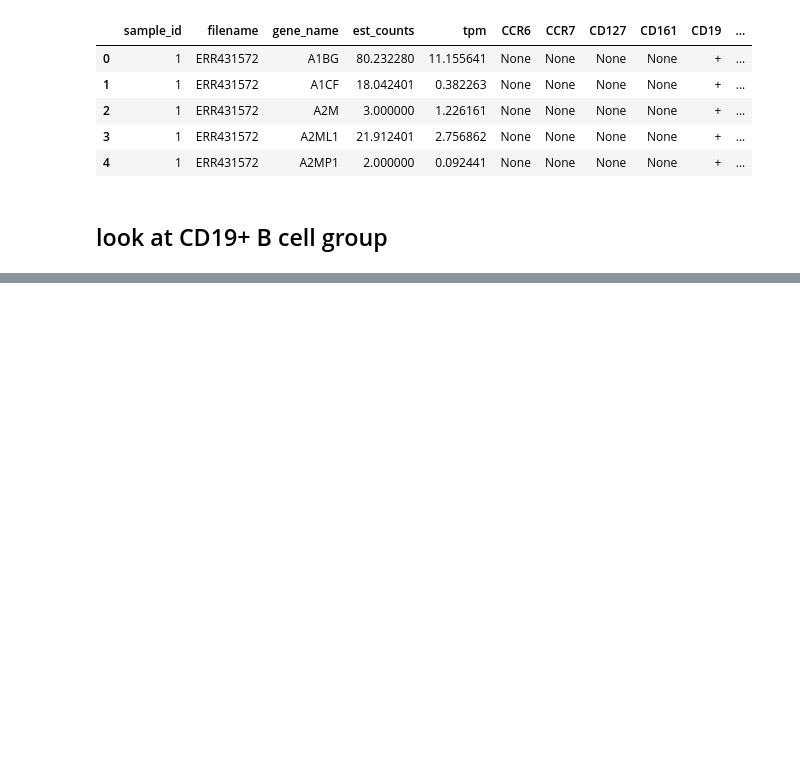
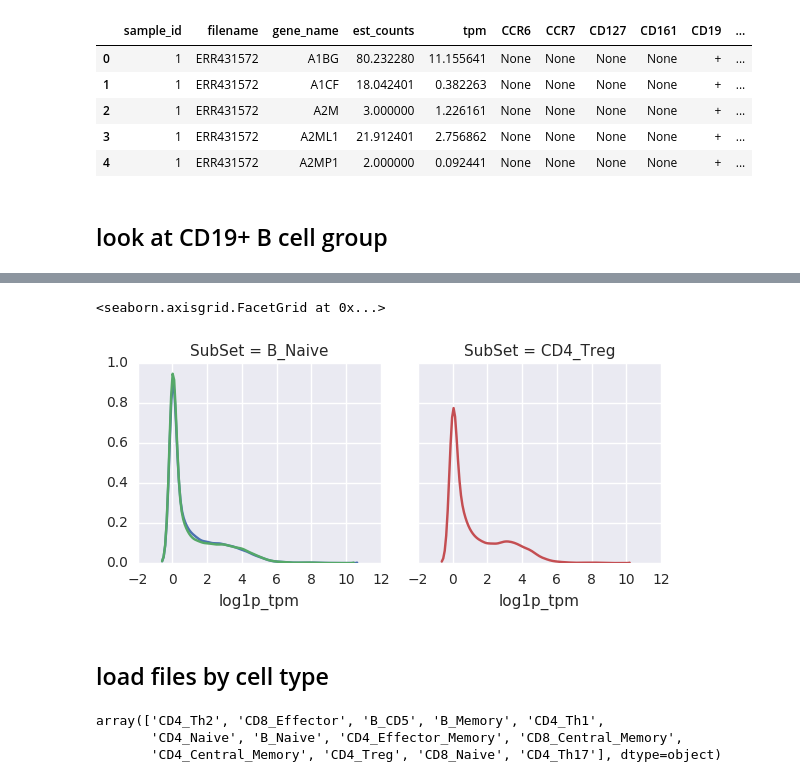
Before and after one commit to hammerlab/immune-infiltrate-explorations, a Jupyter notebook: behavior_of_rnaseq_data/0.5 load (jacki).ipynb, the cells around one changed output, grey strips where cells are left out. Drawn from its saved outputs; the diff is of its cells as text; code cells hidden in the pictures; blank space fills up the shorter version.

```diff
--- a/behavior_of_rnaseq_data/0.5 load (jacki).ipynb
+++ b/behavior_of_rnaseq_data/0.5 load (jacki).ipynb
@@ -280,0 +317,15 @@ TypeError: jointplot() takes at least 2 arguments (4 given)
+# %%
+g = sns.FacetGrid(annotated_summary, hue='sample_id', col='SubSet')
+g.map(sns.distplot, 'log1p_tpm', hist=False)
+# %% [output]
+<seaborn.axisgrid.FacetGrid at 0x...>
+[figure, added]
+# %% [markdown]
+## load files by cell type
+# %%
+# list types of cells
+subsets['SubSet'].unique()
+# %% [output]
+array(['CD4_Th2', 'CD8_Effector', 'B_CD5', 'B_Memory', 'CD4_Th1',
+       'CD4_Naive', 'B_Naive', 'CD4_Effector_Memory', 'CD8_Central_Memory',
+       'CD4_Central_Memory', 'CD4_Treg', 'CD8_Naive', 'CD4_Th17'], dtype=object)
```
Also changed, not shown: parts of 33 cells of this notebook.
